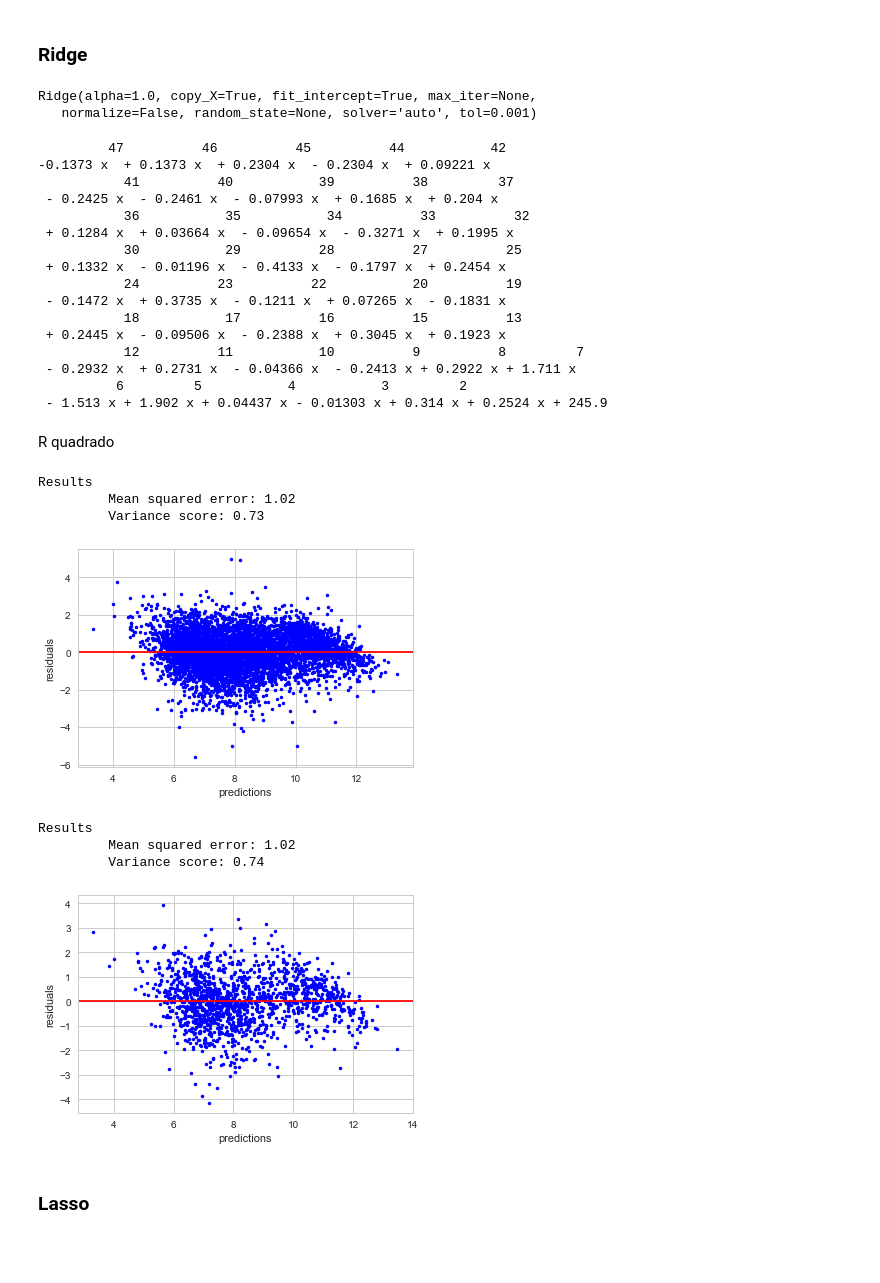
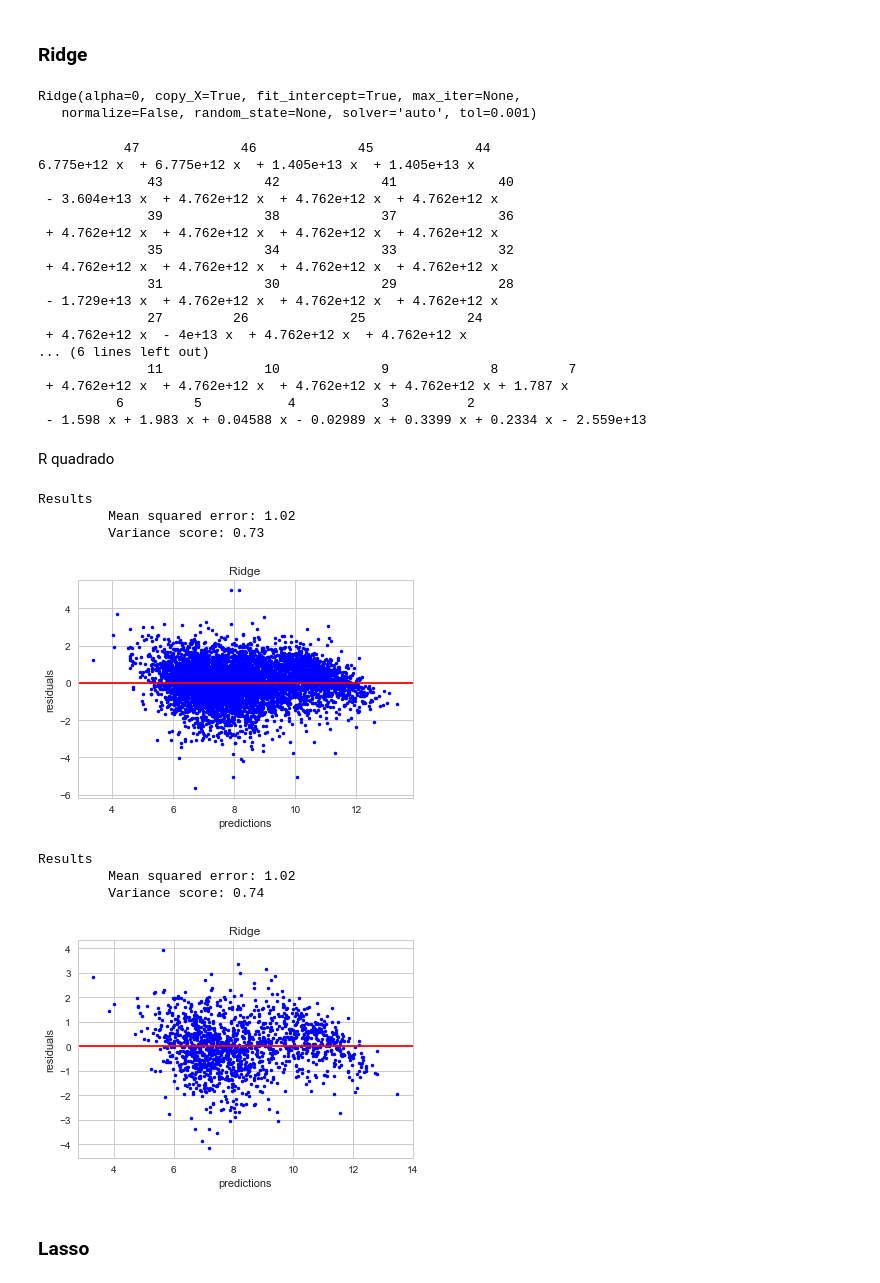
Before and after one commit to thiagonobrega/ml, a Jupyter notebook: VotingPrediction/notebook.ipynb, the cells around one changed output. Cells and saved outputs as stored; diff of their text form; code cells hidden in the pictures; blank space fills up the shorter version.

```diff
--- a/VotingPrediction/notebook.ipynb
+++ b/VotingPrediction/notebook.ipynb
@@ -159,7 +159,7 @@ def plot_data(X,Y):
     plt.xlabel('X')
     plt.ylabel('Y')
 
-def plot_residuals_vs_fit(X,Y, model):
+def plot_residuals_vs_fit(X,Y, model, title):
     y_pred = model.predict(X)
     res = Y - y_pred
     #res = np.log(Y - y_pred)
@@ -167,8 +167,8 @@ def plot_residuals_vs_fit(X,Y, model):
     plt.axhline(y=0., color='r', linestyle='-')
     plt.xlabel("predictions")
     plt.ylabel("residuals")
+    plt.title(title)
     #plt.yscale('log')
-
 
 def print_poly_predictions(X,Y, model):
     plot_data(X,Y)
@@ -183,58 +183,62 @@ def print_coefficients(model):
     w.reverse()
     print (np.poly1d(w) + model.intercept_)
 
-def show_results(model,best_alpha,X,Y):
+def show_results(title,model,best_alpha,X,Y,ret=False):
     y_pred = model.predict(X)
-    plot_residuals_vs_fit(X, Y, model)
+    plot_residuals_vs_fit(X, Y, model,title)
     print("Results")
     if best_alpha != None:
         print("\t Best alpha: %.2f" % best_alpha)
     print("\t Mean squared error: %.2f" % mean_squared_error(Y,y_pred))
     print('\t Variance score: %.2f' % r2_score(Y,y_pred))
+
+    if ret:
+        return [title,mean_squared_error(Y,y_pred),r2_score(Y,y_pred)]
 # %% [markdown]
 ### Ridge
 # %%
-RidgeModel = Ridge()
+RidgeModel = Ridge(alpha=0)
 RidgeModel.fit(X_train, Y_train)
 # %% [output]
-Ridge(alpha=1.0, copy_X=True, fit_intercept=True, max_iter=None,
+Ridge(alpha=0, copy_X=True, fit_intercept=True, max_iter=None,
    normalize=False, random_state=None, solver='auto', tol=0.001)
 # %%
 print_coefficients(RidgeModel)
 # %% [output]
-         47          46          45          44           42
--0.1373 x  + 0.1373 x  + 0.2304 x  - 0.2304 x  + 0.09221 x
-           41          40           39          38         37
- - 0.2425 x  - 0.2461 x  - 0.07993 x  + 0.1685 x  + 0.204 x
-           36           35           34          33          32
- + 0.1284 x  + 0.03664 x  - 0.09654 x  - 0.3271 x  + 0.1995 x
-           30           29          28          27          25
- + 0.1332 x  - 0.01196 x  - 0.4133 x  - 0.1797 x  + 0.2454 x
-           24          23          22           20          19
- - 0.1472 x  + 0.3735 x  - 0.1211 x  + 0.07265 x  - 0.1831 x
-           18           17          16          15          13
- + 0.2445 x  - 0.09506 x  - 0.2388 x  + 0.3045 x  + 0.1923 x
-           12          11           10          9          8         7
- - 0.2932 x  + 0.2731 x  - 0.04366 x  - 0.2413 x + 0.2922 x + 1.711 x
-          6         5           4           3         2
- - 1.513 x + 1.902 x + 0.04437 x - 0.01303 x + 0.314 x + 0.2524 x + 245.9
+           47             46             45             44
+6.775e+12 x  + 6.775e+12 x  + 1.405e+13 x  + 1.405e+13 x
+              43             42             41             40
+ - 3.604e+13 x  + 4.762e+12 x  + 4.762e+12 x  + 4.762e+12 x
+              39             38             37             36
+ + 4.762e+12 x  + 4.762e+12 x  + 4.762e+12 x  + 4.762e+12 x
+              35             34             33             32
+ + 4.762e+12 x  + 4.762e+12 x  + 4.762e+12 x  + 4.762e+12 x
+              31             30             29             28
+ - 1.729e+13 x  + 4.762e+12 x  + 4.762e+12 x  + 4.762e+12 x
+              27         26             25             24
+ + 4.762e+12 x  - 4e+13 x  + 4.762e+12 x  + 4.762e+12 x
+... (6 lines left out)
+              11             10             9             8         7
+ + 4.762e+12 x  + 4.762e+12 x  + 4.762e+12 x + 4.762e+12 x + 1.787 x
+          6         5           4           3          2
+ - 1.598 x + 1.983 x + 0.04588 x - 0.02989 x + 0.3399 x + 0.2334 x - 2.559e+13
 # %% [markdown]
 R quadrado
 # %%
-show_results(RidgeModel,None,X_train,Y_train)
+show_results("Ridge",RidgeModel,None,X_train,Y_train)
 # %% [output]
 Results
          Mean squared error: 1.02
          Variance score: 0.73
-[figure, old version]
+[figure, new version]
 # %%
 #print_poly_predictions(X_train,Y_train,model)
-show_results(RidgeModel,None,X_validation,Y_validation)
+show_results("Ridge",RidgeModel,None,X_validation,Y_validation)
 # %% [output]
 Results
          Mean squared error: 1.02
          Variance score: 0.74
-[figure, old version]
+[figure, new version]
 # %% [markdown]
 ### Lasso
 # %%
```
Also changed, not shown: parts of 18 cells of this notebook.
